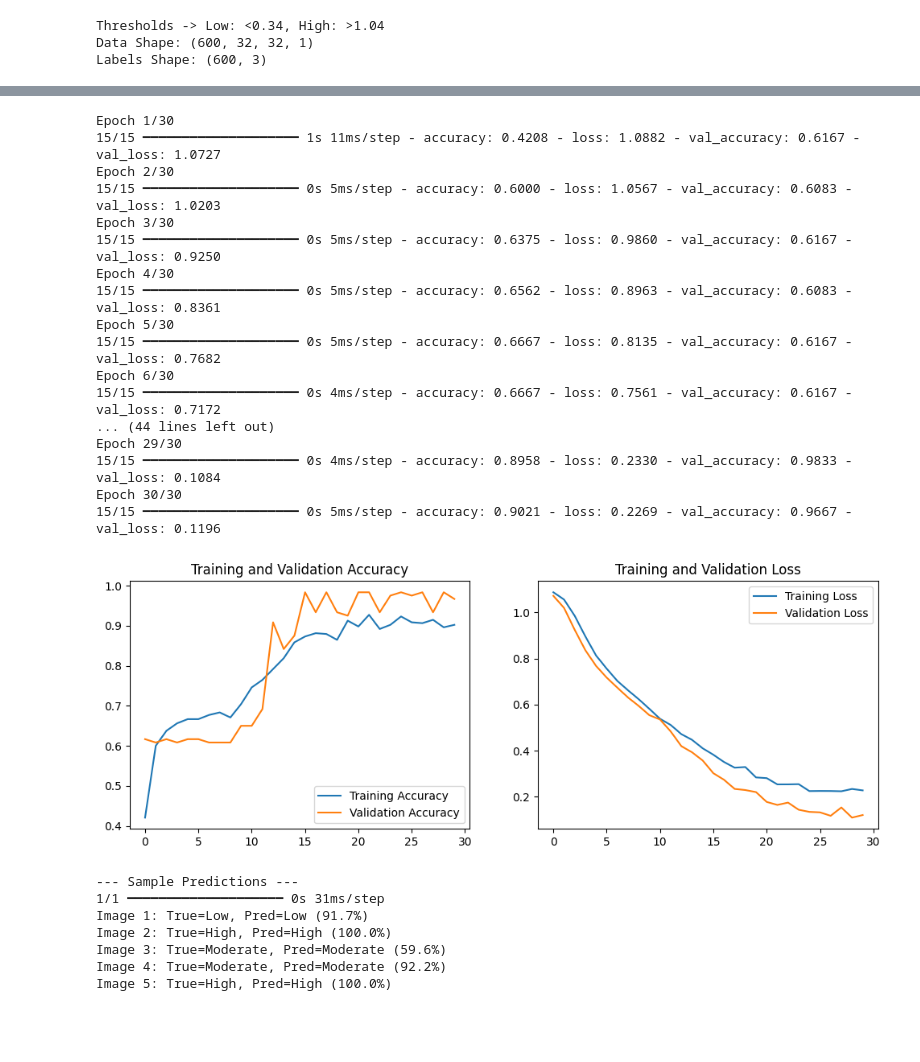
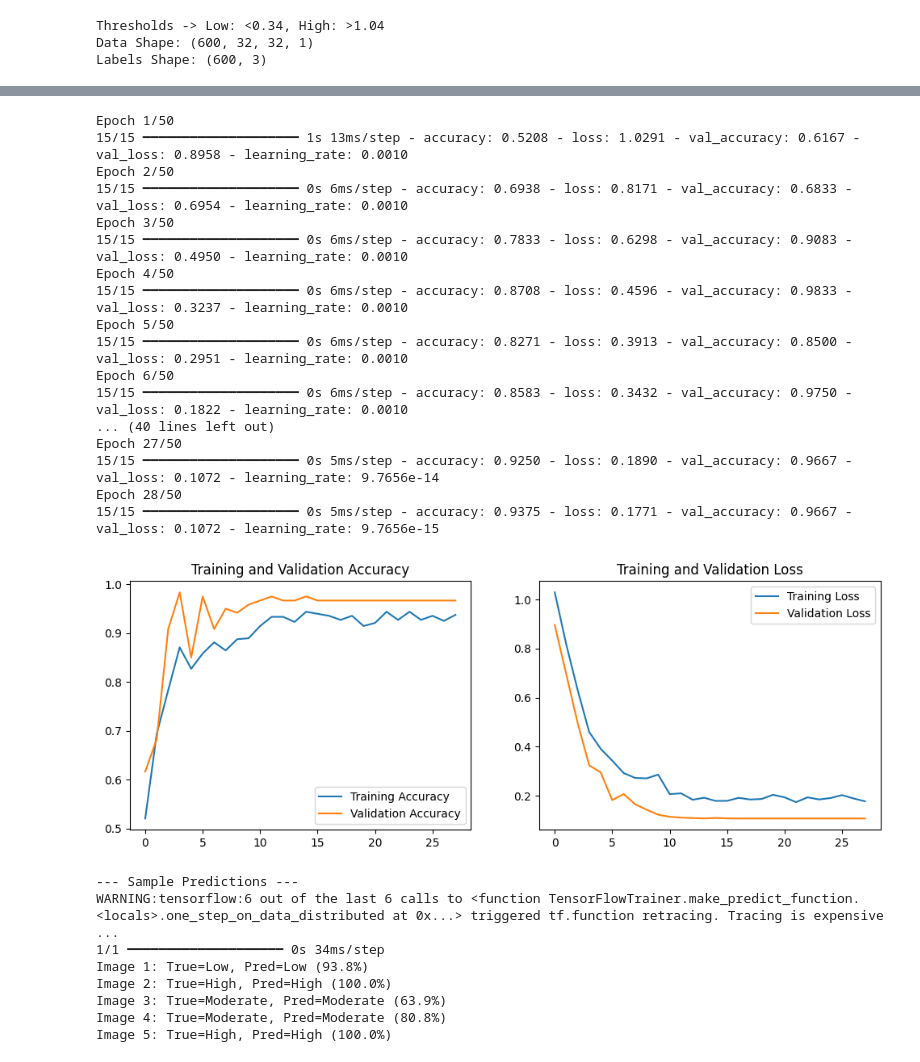
Before and after one commit to rvaldavejr/datamaraws, a Jupyter notebook: viirs-sample50-philsa-cnn.ipynb, the cells around one changed output, grey strips where cells are left out. Cells and saved outputs as stored; diff of their text form; code cells hidden in the pictures; blank space fills up the shorter version.

Commit message:
CNN model improvements

```diff
--- a/viirs-sample50-philsa-cnn.ipynb
+++ b/viirs-sample50-philsa-cnn.ipynb
@@ -13,6 +16,7 @@ from keras.utils import to_categorical
 ROOT_DIR = '/Users/ruben/Desktop/Thesis/TrainingData/VIIRS-PhilSA-50Sample'  # VIIRS folder
 IMG_SIZE = 32          # Standard image size (if chips vary, we crop/resize)
 NUM_CLASSES = 3        # Low, Moderate, High
+BATCH_SIZE = 32
 # %%
 # --- 1. LOAD DATA ---
 X_images = [] # Input images
@@ -150,71 +166,85 @@ Model: "sequential_2"
  Non-trainable params: 0 (0.00 B)
 # %%
+# Cell 6: Train the Model (REPLACE ENTIRE CELL WITH THIS)
+# --- 6. TRAIN WITH CALLBACKS ---
+
+# Create callbacks
+callbacks = [
+    EarlyStopping(monitor='val_loss', patience=10, restore_best_weights=True),
+    ReduceLROnPlateau(monitor='val_loss', factor=0.5, patience=5, min_lr=1e-6),
+    ModelCheckpoint('best_viirs_model.keras', monitor='val_accuracy',
+                   save_best_only=True, mode='max'),
+                   lr_callback
+]
+
+
+
 # Train the model
 history = model.fit(
     X_train, y_train,
-    epochs=30,             # Short training is usually enough for this simple task
-    batch_size=32,
+    epochs=50,             # Increased epochs with early stopping
+    batch_size=BATCH_SIZE,
     validation_data=(X_val, y_val),
+    callbacks=callbacks,   # ADD THIS LINE
     verbose=1
 )
 
 # Plot Results
-import matplotlib.pyplot as plt
-
 acc = history.history['accuracy']
 val_acc = history.history['val_accuracy']
 loss = history.history['loss']
 val_loss = history.history['val_loss']
 epochs_range = range(len(acc))
 
 plt.figure(figsize=(12, 4))
 
 plt.subplot(1, 2, 1)
 plt.plot(epochs_range, acc, label='Training Accuracy')
 plt.plot(epochs_range, val_acc, label='Validation Accuracy')
 plt.legend(loc='lower right')
 plt.title('Training and Validation Accuracy')
 
 plt.subplot(1, 2, 2)
 plt.plot(epochs_range, loss, label='Training Loss')
 plt.plot(epochs_range, val_loss, label='Validation Loss')
 plt.legend(loc='upper right')
 plt.title('Training and Validation Loss')
 plt.show()
 
 # Final Test on a few images
 print("\n--- Sample Predictions ---")
 predictions = model.predict(X_val[:5])
 classes = ['Low', 'Moderate', 'High']
 
 for i in range(5):
     true_label = classes[np.argmax(y_val[i])]
     pred_label = classes[np.argmax(predictions[i])]
     confidence = np.max(predictions[i]) * 100
     print(f"Image {i+1}: True={true_label}, Pred={pred_label} ({confidence:.1f}%)")
 # %% [output]
-Epoch 1/30
-15/15 ━━━━━━━━━━━━━━━━━━━━ 1s 11ms/step - accuracy: 0.4208 - loss: 1.0882 - val_accuracy: 0.6167 - val_loss: 1.0727
-Epoch 2/30
-15/15 ━━━━━━━━━━━━━━━━━━━━ 0s 5ms/step - accuracy: 0.6000 - loss: 1.0567 - val_accuracy: 0.6083 - val_loss: 1.0203
-Epoch 3/30
-15/15 ━━━━━━━━━━━━━━━━━━━━ 0s 5ms/step - accuracy: 0.6375 - loss: 0.9860 - val_accuracy: 0.6167 - val_loss: 0.9250
-Epoch 4/30
-15/15 ━━━━━━━━━━━━━━━━━━━━ 0s 5ms/step - accuracy: 0.6562 - loss: 0.8963 - val_accuracy: 0.6083 - val_loss: 0.8361
-Epoch 5/30
-15/15 ━━━━━━━━━━━━━━━━━━━━ 0s 5ms/step - accuracy: 0.6667 - loss: 0.8135 - val_accuracy: 0.6167 - val_loss: 0.7682
-Epoch 6/30
-15/15 ━━━━━━━━━━━━━━━━━━━━ 0s 4ms/step - accuracy: 0.6667 - loss: 0.7561 - val_accuracy: 0.6167 - val_loss: 0.7172
-... (44 lines left out)
-Epoch 29/30
-15/15 ━━━━━━━━━━━━━━━━━━━━ 0s 4ms/step - accuracy: 0.8958 - loss: 0.2330 - val_accuracy: 0.9833 - val_loss: 0.1084
-Epoch 30/30
-15/15 ━━━━━━━━━━━━━━━━━━━━ 0s 5ms/step - accuracy: 0.9021 - loss: 0.2269 - val_accuracy: 0.9667 - val_loss: 0.1196
+Epoch 1/50
+15/15 ━━━━━━━━━━━━━━━━━━━━ 1s 13ms/step - accuracy: 0.5208 - loss: 1.0291 - val_accuracy: 0.6167 - val_loss: 0.8958 - learning_rate: 0.0010
+Epoch 2/50
+15/15 ━━━━━━━━━━━━━━━━━━━━ 0s 6ms/step - accuracy: 0.6938 - loss: 0.8171 - val_accuracy: 0.6833 - val_loss: 0.6954 - learning_rate: 0.0010
+Epoch 3/50
+15/15 ━━━━━━━━━━━━━━━━━━━━ 0s 6ms/step - accuracy: 0.7833 - loss: 0.6298 - val_accuracy: 0.9083 - val_loss: 0.4950 - learning_rate: 0.0010
+Epoch 4/50
+15/15 ━━━━━━━━━━━━━━━━━━━━ 0s 6ms/step - accuracy: 0.8708 - loss: 0.4596 - val_accuracy: 0.9833 - val_loss: 0.3237 - learning_rate: 0.0010
+Epoch 5/50
+15/15 ━━━━━━━━━━━━━━━━━━━━ 0s 6ms/step - accuracy: 0.8271 - loss: 0.3913 - val_accuracy: 0.8500 - val_loss: 0.2951 - learning_rate: 0.0010
+Epoch 6/50
+15/15 ━━━━━━━━━━━━━━━━━━━━ 0s 6ms/step - accuracy: 0.8583 - loss: 0.3432 - val_accuracy: 0.9750 - val_loss: 0.1822 - learning_rate: 0.0010
+... (40 lines left out)
+Epoch 27/50
+15/15 ━━━━━━━━━━━━━━━━━━━━ 0s 5ms/step - accuracy: 0.9250 - loss: 0.1890 - val_accuracy: 0.9667 - val_loss: 0.1072 - learning_rate: 9.7656e-14
+Epoch 28/50
+15/15 ━━━━━━━━━━━━━━━━━━━━ 0s 5ms/step - accuracy: 0.9375 - loss: 0.1771 - val_accuracy: 0.9667 - val_loss: 0.1072 - learning_rate: 9.7656e-15
-[figure, old version]
+[figure, new version]
 --- Sample Predictions ---
-1/1 ━━━━━━━━━━━━━━━━━━━━ 0s 31ms/step
-Image 1: True=Low, Pred=Low (91.7%)
+WARNING:tensorflow:6 out of the last 6 calls to <function TensorFlowTrainer.make_predict_function.<locals>.one_step_on_data_distributed at 0x...> triggered tf.function retracing. Tracing is expensive  ...
+1/1 ━━━━━━━━━━━━━━━━━━━━ 0s 34ms/step
+Image 1: True=Low, Pred=Low (93.8%)
 Image 2: True=High, Pred=High (100.0%)
-Image 3: True=Moderate, Pred=Moderate (59.6%)
-Image 4: True=Moderate, Pred=Moderate (92.2%)
+Image 3: True=Moderate, Pred=Moderate (63.9%)
+Image 4: True=Moderate, Pred=Moderate (80.8%)
 Image 5: True=High, Pred=High (100.0%)
```
Also changed, not shown: parts of 2 cells of this notebook, 2 other files.
